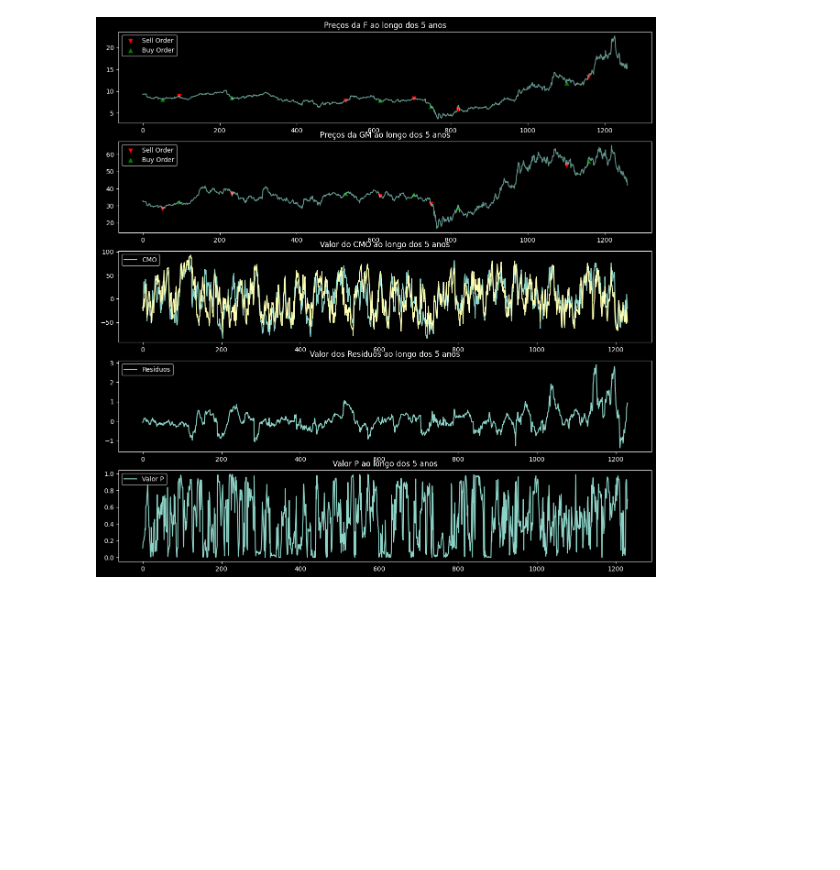
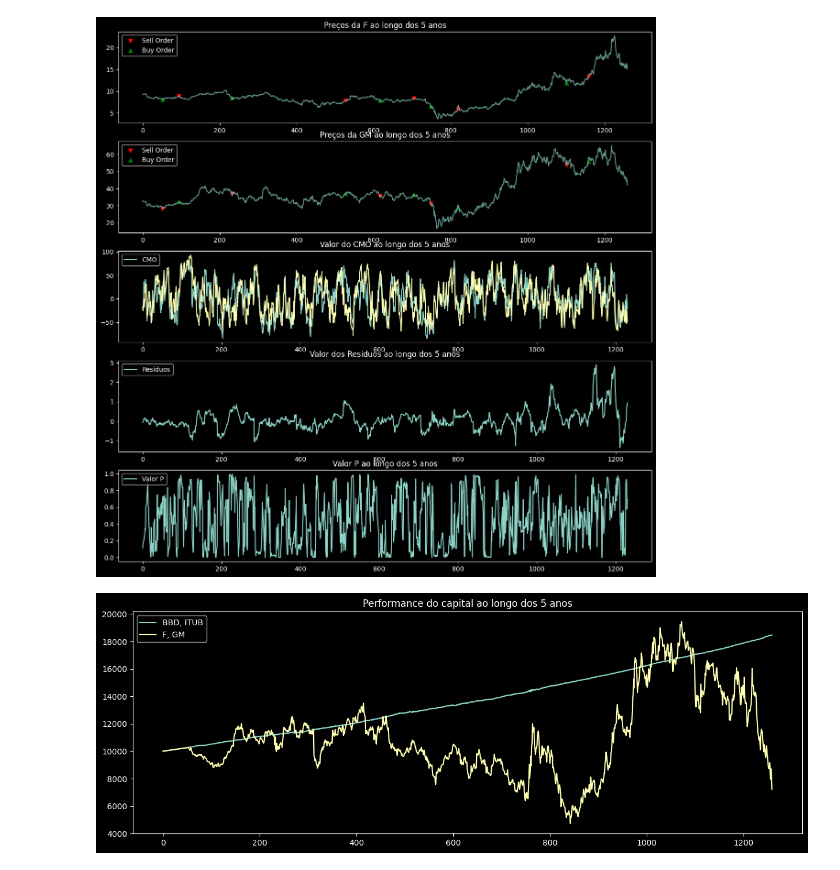
Before and after one commit to AntonioFuziy/algotrading, a Jupyter notebook: artigo-final/FinalArticle_AntonioFuziy.ipynb, the cells around one changed output. Cells and saved outputs as stored; diff of their text form; code cells hidden in the pictures; blank space fills up the shorter version.

Commit message:
Comparison between Net Return Capital

```diff
--- a/artigo-final/FinalArticle_AntonioFuziy.ipynb
+++ b/artigo-final/FinalArticle_AntonioFuziy.ipynb
@@ -256,9 +256,9 @@ class FuziyStrategy(Strategy):
         if quantity != 0:
             print('Fill: {0} {1}@{2}'.format(instrument, quantity, price))
 # %%
-fuziy_strategy = FuziyStrategy('BBD', 'ITUB')
+fuziy_strategy1 = FuziyStrategy('BBD', 'ITUB')
 
-print(evaluateHist(fuziy_strategy, {'BBD': 'BBD.csv', 'ITUB': 'ITUB.csv'}))
+print(evaluateHist(fuziy_strategy1, {'BBD': 'BBD.csv', 'ITUB': 'ITUB.csv'}))
 # %% [output]
 Fill: BBD -100@5.159674644470215
 Fill: ITUB 100@4.1828484535217285
@@ -320,9 +320,9 @@ plt.show()
 [figure]
 [figure]
 # %%
-fuziy_strategy = FuziyStrategy('F', 'GM')
+fuziy_strategy2 = FuziyStrategy('F', 'GM')
 
-print(evaluateHist(fuziy_strategy, {'F': 'F.csv', 'GM': 'GM.csv'}))
+print(evaluateHist(fuziy_strategy2, {'F': 'F.csv', 'GM': 'GM.csv'}))
 # %% [output]
 Fill: F 100@8.081021308898926
 Fill: GM -300@28.37363624572754
@@ -383,3 +383,12 @@ plt.show()
 # %% [output]
 [figure]
 [figure]
+# %%
+plt.figure(figsize=(15,5))
+plt.plot([day[0] for day in fuziy_strategy1._days.values()])
+plt.plot([day[0] for day in fuziy_strategy2._days.values()])
+plt.legend(['BBD, ITUB', 'F, GM'])
+plt.title("Performance do capital ao longo dos 5 anos")
+plt.show()
+# %% [output]
+[figure, added]
```
Also changed, not shown: parts of 2 cells of this notebook.
